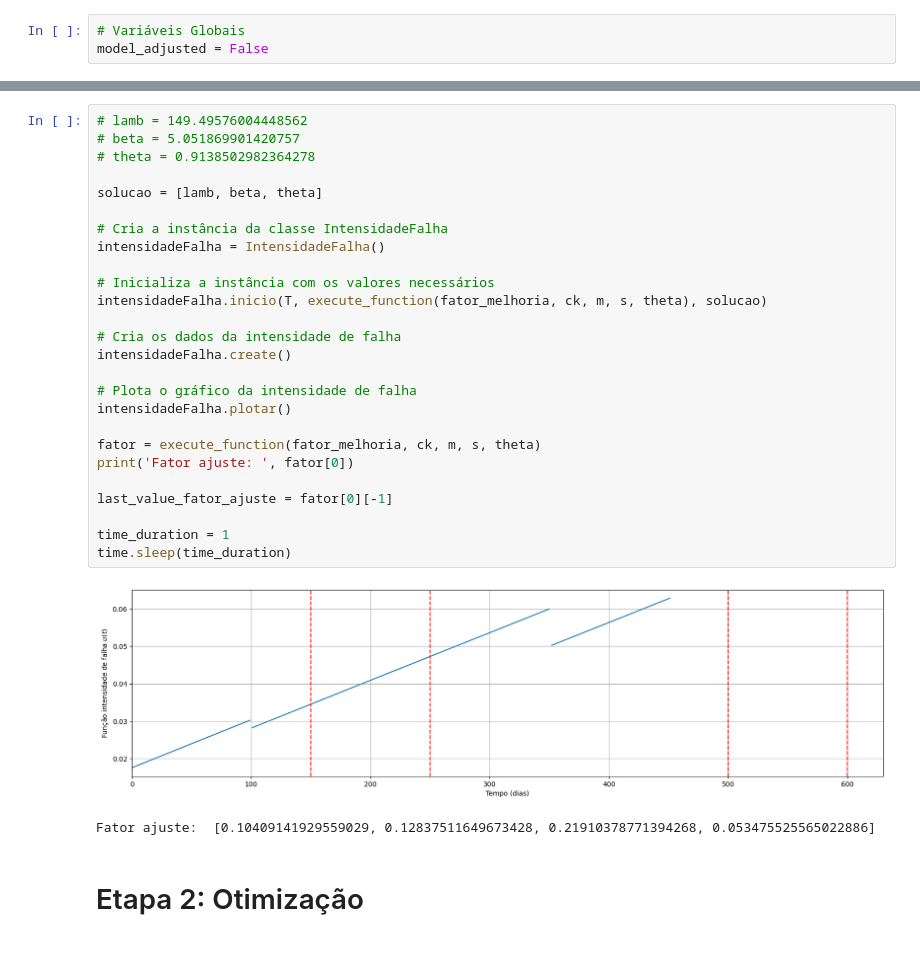
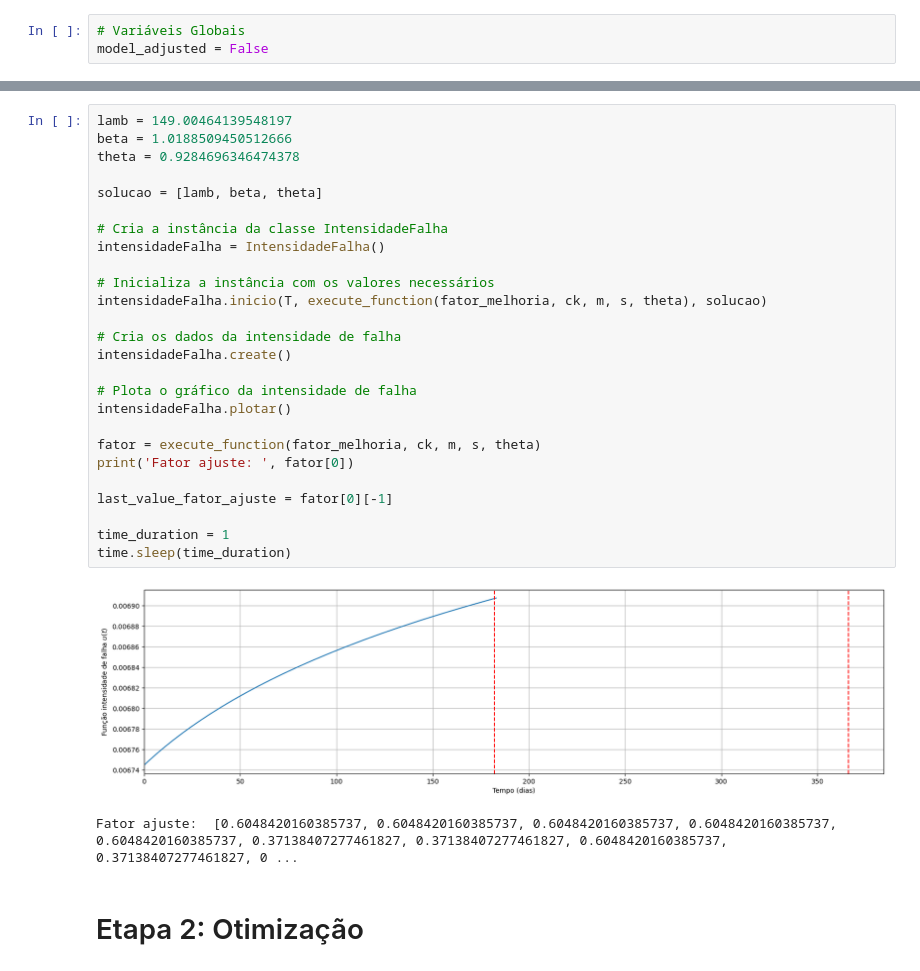
Before and after one commit to uervitonsantos/Otimizacao-Politicaca-Manutencao-Preventiva-Imperfeita, a Jupyter notebook: Otimização_Ag_política_de_manutenção_preventiva_imperfeita_v13.ipynb, the cells around one changed output, grey strips where cells are left out. Saved outputs shown, nothing was run; the diff lists cells and outputs as text.

```diff
--- a/Otimização_Ag_política_de_manutenção_preventiva_imperfeita_v13.ipynb
+++ b/Otimização_Ag_política_de_manutenção_preventiva_imperfeita_v13.ipynb
@@ -340,32 +338,32 @@ Tempo de Convergência para a primeira etapa: 1.4123930931091309 segundos
 # %%
-# lamb = 149.49576004448562
-# beta = 5.051869901420757
-# theta = 0.9138502982364278
+lamb = 149.00464139548197
+beta = 1.0188509450512666
+theta = 0.9284696346474378
 
 solucao = [lamb, beta, theta]
 
 # Cria a instância da classe IntensidadeFalha
 intensidadeFalha = IntensidadeFalha()
 
 # Inicializa a instância com os valores necessários
 intensidadeFalha.inicio(T, execute_function(fator_melhoria, ck, m, s, theta), solucao)
 
 # Cria os dados da intensidade de falha
 intensidadeFalha.create()
 
 # Plota o gráfico da intensidade de falha
 intensidadeFalha.plotar()
 
 fator = execute_function(fator_melhoria, ck, m, s, theta)
 print('Fator ajuste: ', fator[0])
 
 last_value_fator_ajuste = fator[0][-1]
 
 time_duration = 1
 time.sleep(time_duration)
 # %% [output]
-[figure, old version]
+[figure, new version]
-Fator ajuste:  [0.10409141929559029, 0.12837511649673428, 0.21910378771394268, 0.053475525565022886]
+Fator ajuste:  [0.6048420160385737, 0.6048420160385737, 0.6048420160385737, 0.6048420160385737, 0.6048420160385737, 0.37138407277461827, 0.37138407277461827, 0.6048420160385737, 0.37138407277461827, 0 ...
 # %% [markdown]
 # Etapa 2: Otimização
 # %%
```
Also changed, not shown: parts of 18 cells of this notebook.
